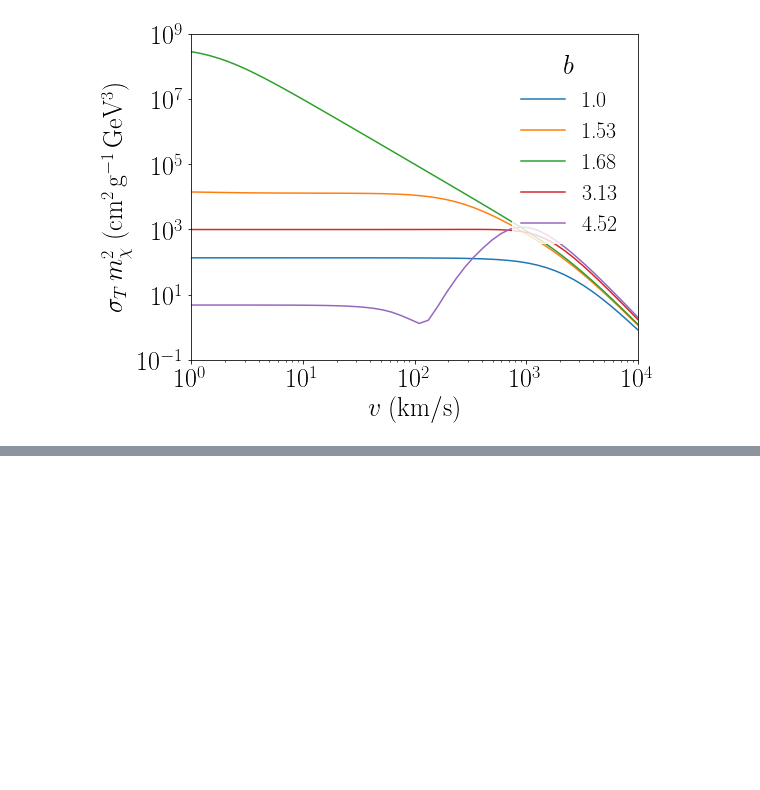
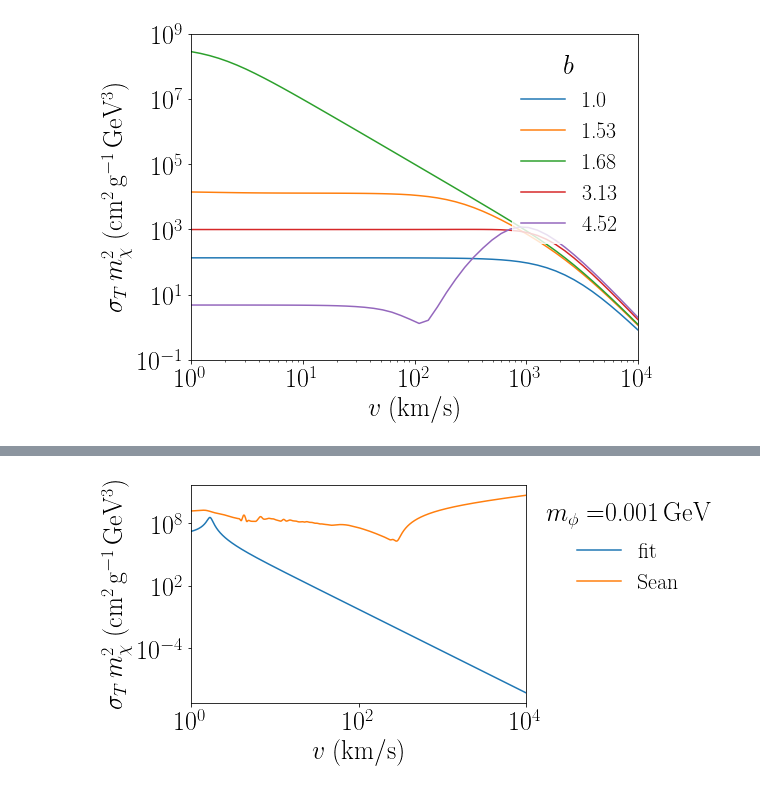
Before and after one commit to LauraSagunski/Self-interaction-cross-section, a Jupyter notebook: Self-interaction_cross_section.ipynb, the cells around one changed output, grey strips where cells are left out. Saved outputs shown, nothing was run; the diff lists cells and outputs as text; code cells hidden in the pictures; blank space fills up the shorter version.

```diff
--- a/Self-interaction_cross_section.ipynb
+++ b/Self-interaction_cross_section.ipynb
@@ -140,0 +310,13 @@ pl.show() #Ok. In accordance with Fig. 3 in Sean's paper 1302.3898.
+# %%
+pl.plot(vvals,sigmaT_times_m2valsChu,'.'.label='fit')
+pl.plot(vvals,sigmaT_times_m2vals,label='Sean')
+pl.xscale('log')
+pl.yscale('log')
+pl.xlim([1,10.**4.])
+#pl.ylim([0.1,10.**9.])
+pl.xlabel(r'$v\;{\rm (km/s)}$',fontsize=fontsize)
+pl.ylabel(r'$\sigma_T \, m_{\chi}^{2}\;{\rm (cm^{2}\,g^{-1}\,GeV^{3})}$',fontsize=fontsize)
+pl.legend(title=r'$m_{\phi}=$'+str(mphi)+r'$\,{\rm GeV}$',bbox_to_anchor=[1.,1.],edgecolor='white',fontsize=legendfontsize)
+pl.show()
+# %% [output]
+[figure, added]
```
Also changed, not shown: parts of 15 cells of this notebook, 1 other file.
